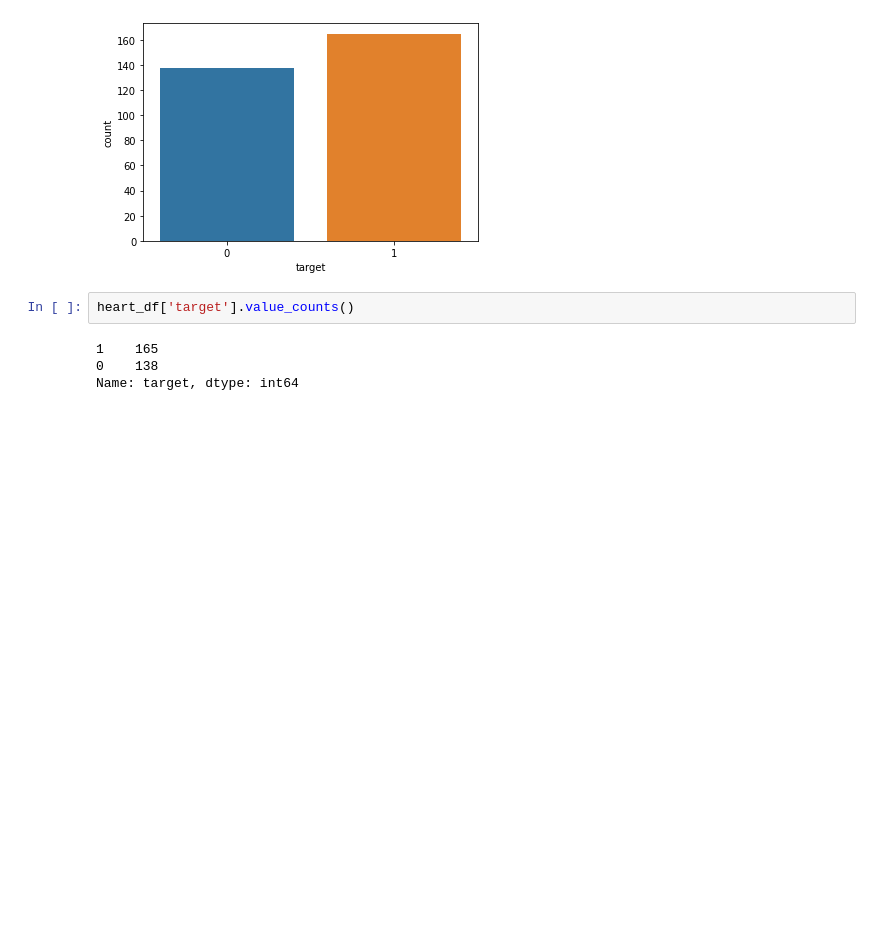
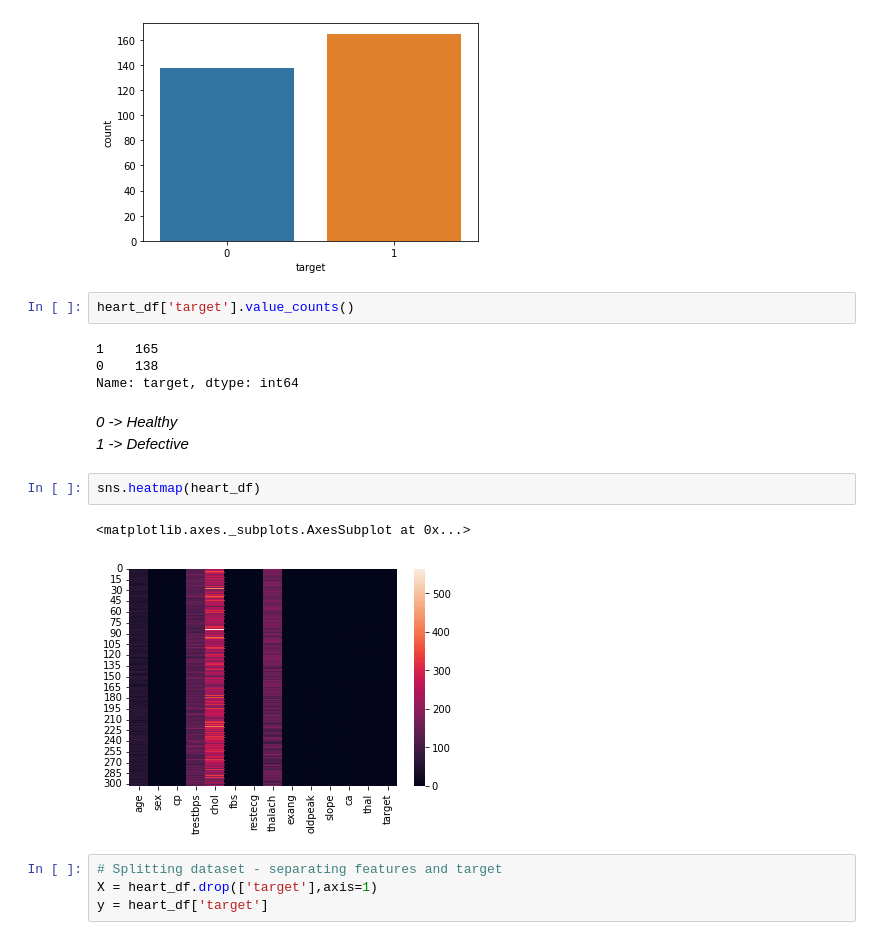
Before and after one commit to anshi20/Heart-Disease-Prediction, a Jupyter notebook: HeartDiseasePrediction.ipynb, the cells around one changed output. Drawn from its saved outputs; the diff is of its cells as text; blank space fills up the shorter version.

```diff
--- a/HeartDiseasePrediction.ipynb
+++ b/HeartDiseasePrediction.ipynb
@@ -95,3 +96,15 @@ heart_df['target'].value_counts()
 1    165
 0    138
 Name: target, dtype: int64
+# %% [markdown]
+*0 -> Healthy
+1 -> Defective*
+# %%
+sns.heatmap(heart_df)
+# %% [output]
+<matplotlib.axes._subplots.AxesSubplot at 0x...>
+[figure, added]
+# %%
+# Splitting dataset - separating features and target
+X = heart_df.drop(['target'],axis=1)
+y = heart_df['target']
```
Also changed, not shown: parts of 14 cells of this notebook.
